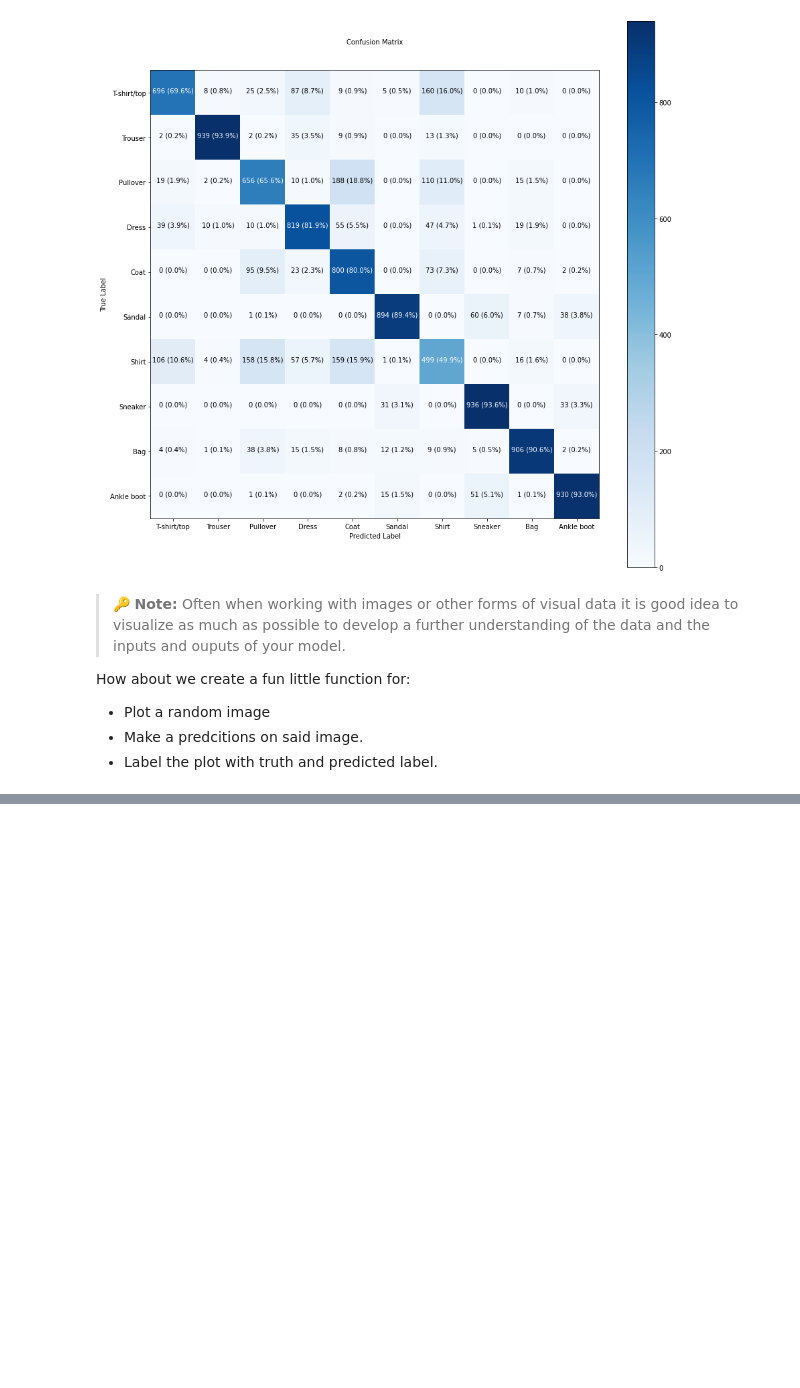
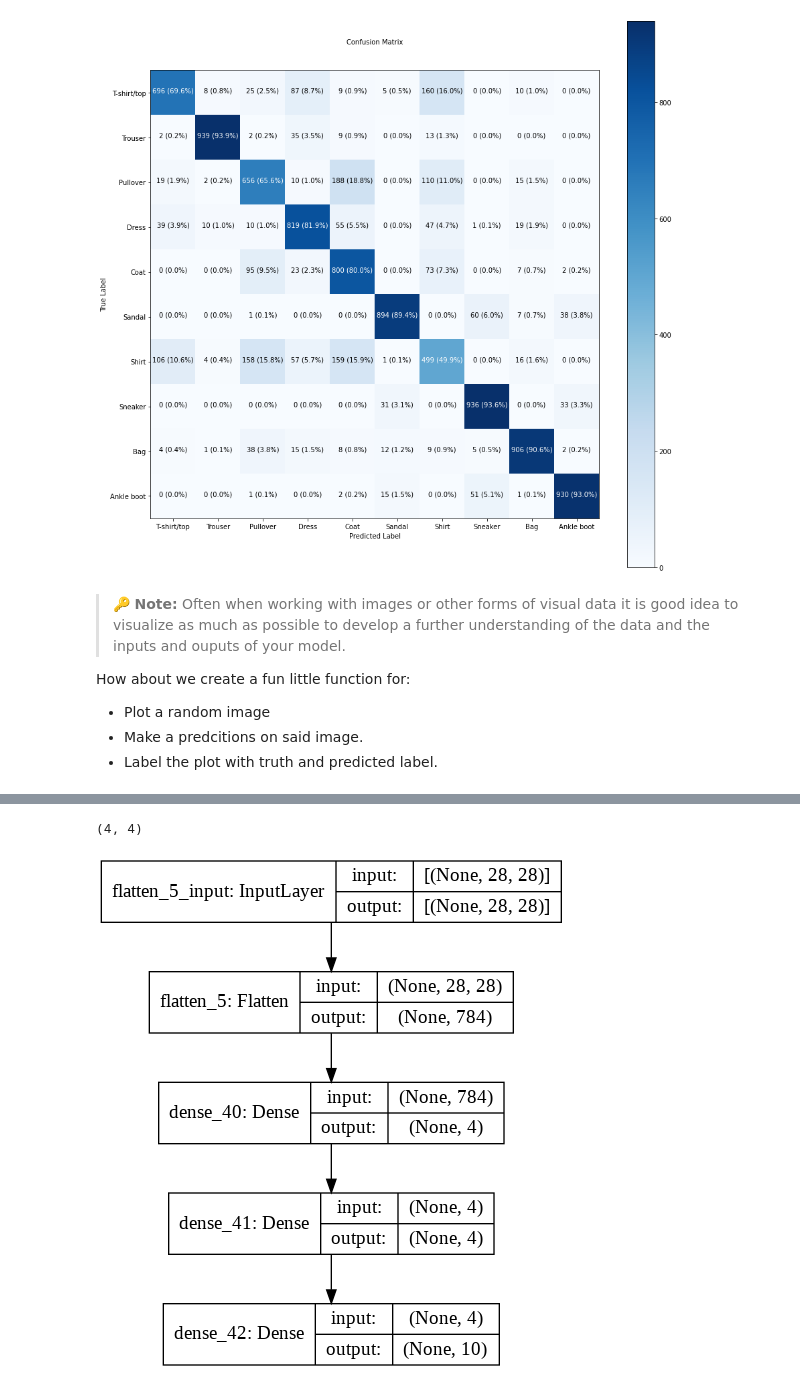
Before and after one commit to ashikshafi08/Learning_Tensorflow, a Jupyter notebook: Notebooks/02_Neural_Network_Classification_TensorFlow.ipynb, the cells around one changed output, grey strips where cells are left out. Cells and saved outputs as stored; diff of their text form; code cells hidden in the pictures; blank space fills up the shorter version.

```diff
--- a/Notebooks/02_Neural_Network_Classification_TensorFlow.ipynb
+++ b/Notebooks/02_Neural_Network_Classification_TensorFlow.ipynb
@@ -2073,0 +2168,13 @@ random.randint(0 , len(test_data))
+# %%
+w , b = model_15.layers[2].get_weights()
+w.shape
+# %% [output]
+(4, 4)
+# %%
+# Let's check out another way of viewing our deep learning models
+from tensorflow.keras.utils import plot_model
+
+# See the inputs and outputs of each layer
+plot_model(model_15 , show_shapes = True) # None --> batch size
+# %% [output]
+[figure, added]
```
Also changed, not shown: parts of 35 cells of this notebook.
